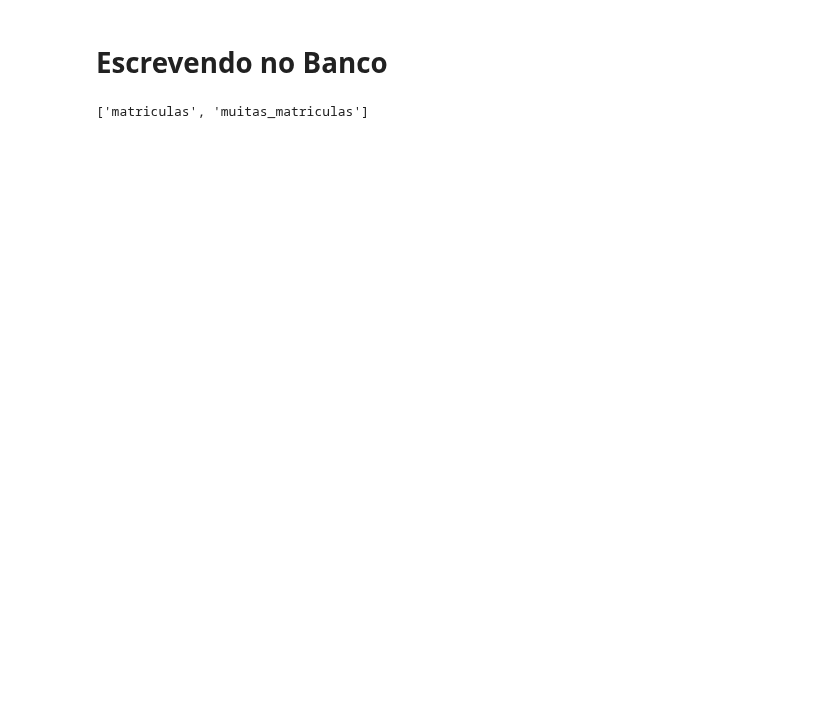
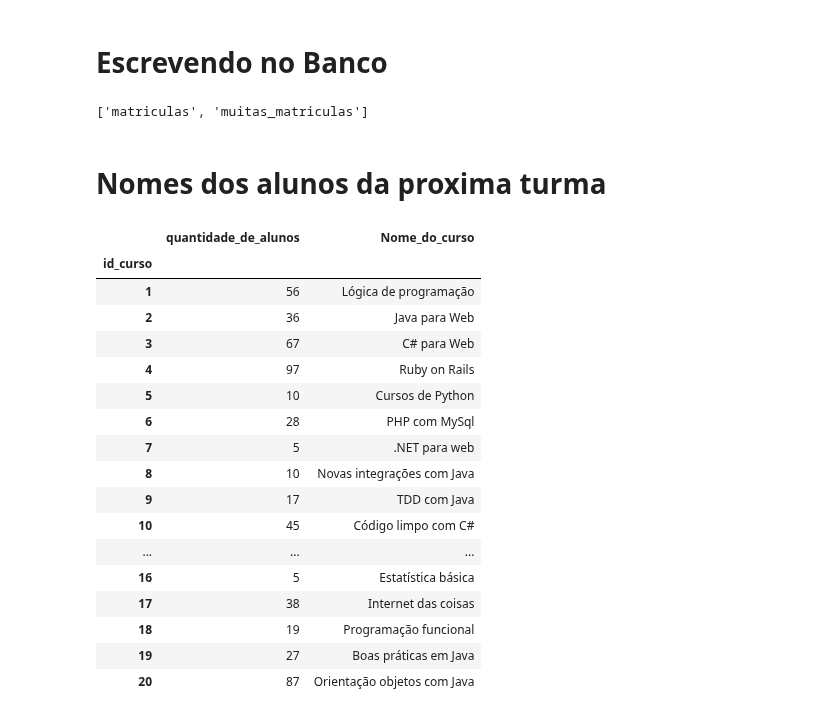
Before and after one commit to robcarv/Data_science_alura, a Jupyter notebook: Pandas_IO.ipynb, the cells around one changed output. Drawn from its saved outputs; the diff is of its cells as text; code cells hidden in the pictures; blank space fills up the shorter version.

```diff
--- a/Pandas_IO.ipynb
+++ b/Pandas_IO.ipynb
@@ -604,3 +609,26 @@ muitas_matriculas.to_sql('muitas_matriculas', con = engine)
 print(engine.table_names())
 # %% [output]
 ['matriculas', 'muitas_matriculas']
+# %% [markdown]
+# Nomes dos alunos da proxima turma
+# %%
+matriculas_por_curso
+# %% [output]
+|  | quantidade_de_alunos | Nome_do_curso |
+| id_curso |  |  |
+| 1 | 56 | Lógica de programação |
+| 2 | 36 | Java para Web |
+| 3 | 67 | C# para Web |
+| 4 | 97 | Ruby on Rails |
+| 5 | 10 | Cursos de Python |
+| 6 | 28 | PHP com MySql |
+| 7 | 5 | .NET para web |
+| 8 | 10 | Novas integrações com Java |
+| 9 | 17 | TDD com Java |
+| 10 | 45 | Código limpo com C# |
+| ... | ... | ... |
+| 16 | 5 | Estatística básica |
+| 17 | 38 | Internet das coisas |
+| 18 | 19 | Programação funcional |
+| 19 | 27 | Boas práticas em Java |
+| 20 | 87 | Orientação objetos com Java |
```
Also changed, not shown: parts of 32 cells of this notebook.
